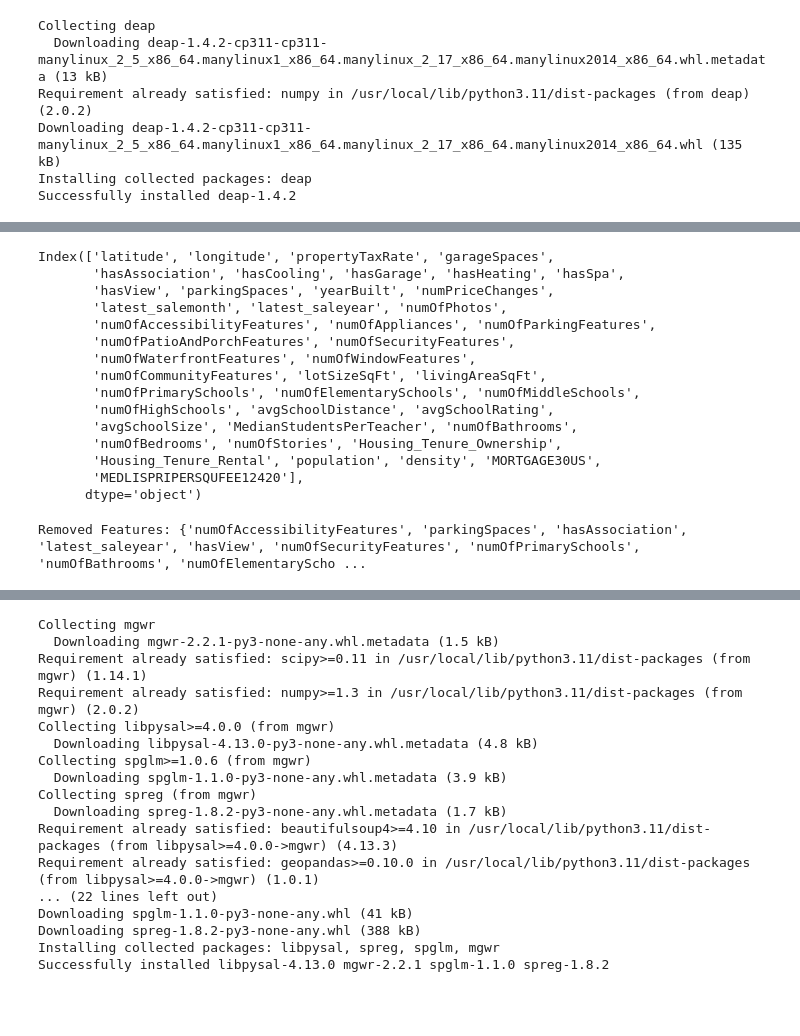
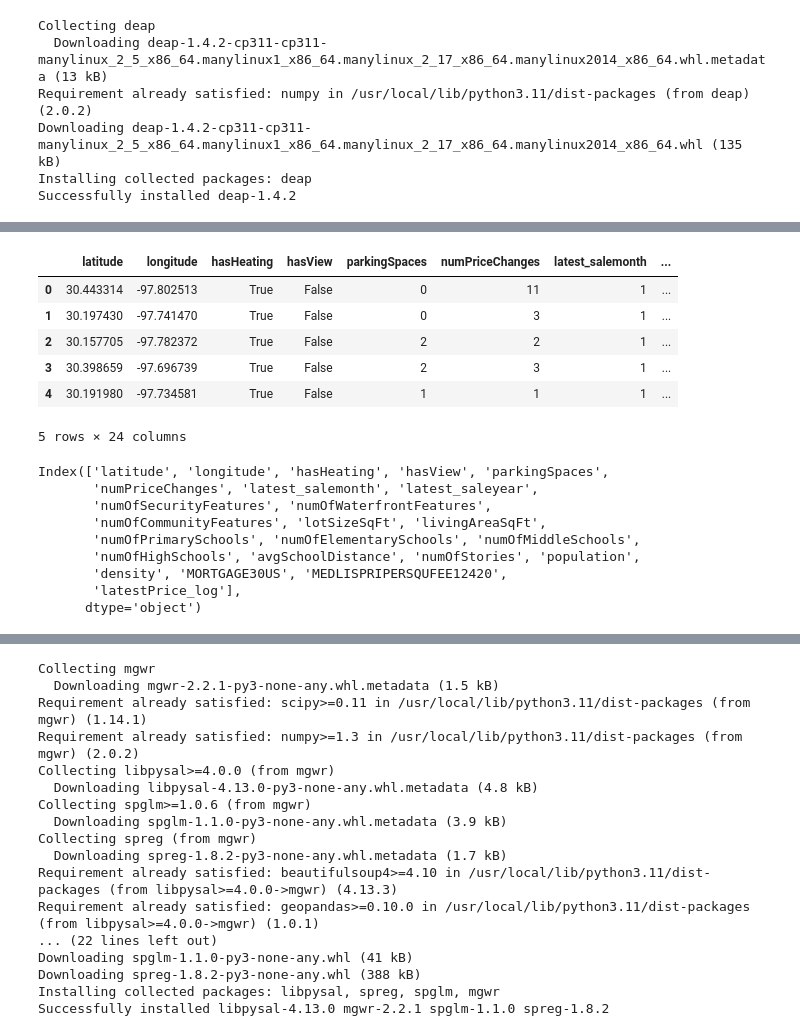
Before and after one commit to Shahahaha11/LION_DEN, a Jupyter notebook: trial_DATA_CLEANING.ipynb, the cells around one changed output, grey strips where cells are left out. Drawn from its saved outputs; the diff is of its cells as text; code cells hidden in the pictures; blank space fills up the shorter version.

```diff
--- a/trial_DATA_CLEANING.ipynb
+++ b/trial_DATA_CLEANING.ipynb
@@ -727,38 +666,39 @@ Selected Features: ['latitude', 'longitude', 'propertyTaxRate', 'garageSpaces',
+# %%
+# Manually define selected features
+selected_features = [
+    'latitude', 'longitude', 'hasHeating', 'hasView', 'parkingSpaces',
+    'numPriceChanges', 'latest_salemonth', 'latest_saleyear',
+    'numOfSecurityFeatures', 'numOfWaterfrontFeatures', 'numOfCommunityFeatures',
+    'lotSizeSqFt', 'livingAreaSqFt', 'numOfPrimarySchools', 'numOfElementarySchools',
+    'numOfMiddleSchools', 'numOfHighSchools', 'avgSchoolDistance', 'numOfStories',
+    'population', 'density', 'MORTGAGE30US', 'MEDLISPRIPERSQUFEE12420'
+]
+
+# Ensure the target variable is included
+selected_features.append('latestPrice_log')
+
+# Create df_3 with only the selected features and the target variable
+df_3 = df_2[selected_features]
+
+# Display the first few rows
+df_3.head()
+# %% [output]
+|  | latitude | longitude | hasHeating | hasView | parkingSpaces | numPriceChanges | latest_salemonth | ... |
+| 0 | 30.443314 | -97.802513 | True | False | 0 | 11 | 1 | ... |
+| 1 | 30.197430 | -97.741470 | True | False | 0 | 3 | 1 | ... |
+| 2 | 30.157705 | -97.782372 | True | False | 2 | 2 | 1 | ... |
+| 3 | 30.398659 | -97.696739 | True | False | 2 | 3 | 1 | ... |
+| 4 | 30.191980 | -97.734581 | True | False | 1 | 1 | 1 | ... |
+5 rows × 24 columns
 # %%
-X.columns
+df_3.columns
 # %% [output]
-Index(['latitude', 'longitude', 'propertyTaxRate', 'garageSpaces',
-       'hasAssociation', 'hasCooling', 'hasGarage', 'hasHeating', 'hasSpa',
-       'hasView', 'parkingSpaces', 'yearBuilt', 'numPriceChanges',
-       'latest_salemonth', 'latest_saleyear', 'numOfPhotos',
-       'numOfAccessibilityFeatures', 'numOfAppliances', 'numOfParkingFeatures',
-       'numOfPatioAndPorchFeatures', 'numOfSecurityFeatures',
-       'numOfWaterfrontFeatures', 'numOfWindowFeatures',
+Index(['latitude', 'longitude', 'hasHeating', 'hasView', 'parkingSpaces',
+       'numPriceChanges', 'latest_salemonth', 'latest_saleyear',
+       'numOfSecurityFeatures', 'numOfWaterfrontFeatures',
        'numOfCommunityFeatures', 'lotSizeSqFt', 'livingAreaSqFt',
        'numOfPrimarySchools', 'numOfElementarySchools', 'numOfMiddleSchools',
-       'numOfHighSchools', 'avgSchoolDistance', 'avgSchoolRating',
-       'avgSchoolSize', 'MedianStudentsPerTeacher', 'numOfBathrooms',
-       'numOfBedrooms', 'numOfStories', 'Housing_Tenure_Ownership',
-       'Housing_Tenure_Rental', 'population', 'density', 'MORTGAGE30US',
-       'MEDLISPRIPERSQUFEE12420'],
+       'numOfHighSchools', 'avgSchoolDistance', 'numOfStories', 'population',
+       'density', 'MORTGAGE30US', 'MEDLISPRIPERSQUFEE12420',
+       'latestPrice_log'],
       dtype='object')
-# %%
-# Get all original features
-original_features = set(X.columns)
-
-# Get selected features from the genetic algorithm
-selected_features = {
-    'latitude', 'longitude', 'propertyTaxRate', 'garageSpaces', 'hasHeating',
-    'hasSpa', 'yearBuilt', 'numPriceChanges', 'latest_salemonth', 'numOfPhotos',
-    'numOfAppliances', 'numOfParkingFeatures', 'numOfWaterfrontFeatures',
-    'numOfWindowFeatures', 'lotSizeSqFt', 'livingAreaSqFt', 'numOfMiddleSchools',
-    'numOfHighSchools', 'avgSchoolDistance', 'avgSchoolSize', 'numOfBedrooms',
-    'numOfStories', 'Housing_Tenure_Ownership', 'Housing_Tenure_Rental',
-    'population', 'density', 'MORTGAGE30US', 'MEDLISPRIPERSQUFEE12420'
-}
-
-# Identify removed features
-removed_features = original_features - selected_features
-print("Removed Features:", removed_features)
-# %% [output]
-Removed Features: {'numOfAccessibilityFeatures', 'parkingSpaces', 'hasAssociation', 'latest_saleyear', 'hasView', 'numOfSecurityFeatures', 'numOfPrimarySchools', 'numOfBathrooms', 'numOfElementaryScho ...
```
Also changed, not shown: parts of 28 cells of this notebook.
